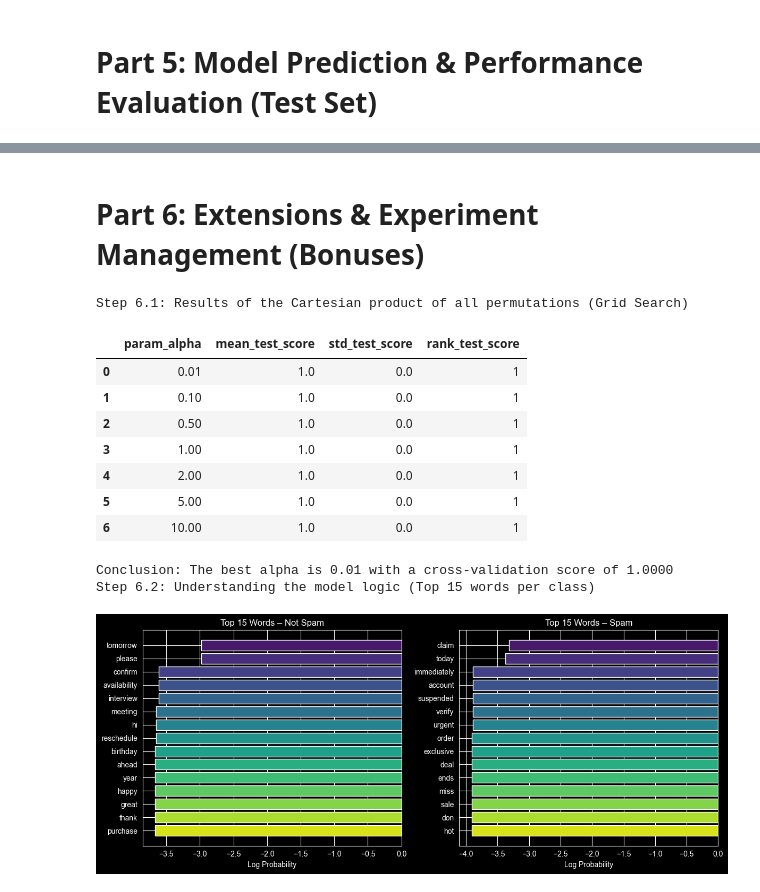
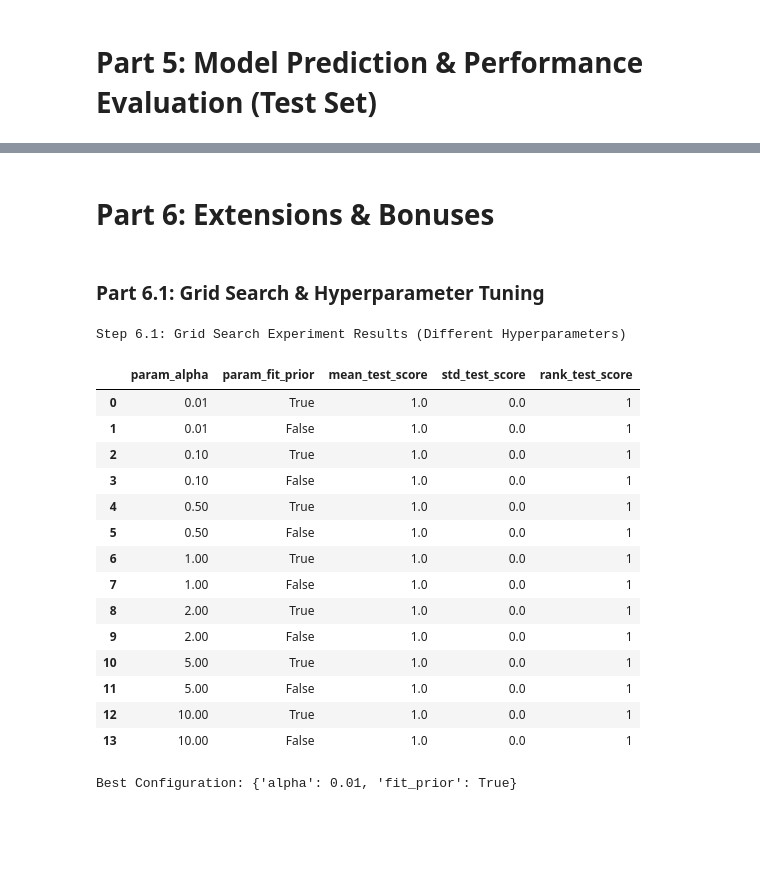
Before and after one commit to Machine-Learning-Assignment-Team/sms-classification-model, a Jupyter notebook: notebooks/spam_classifier.ipynb, the cells around one changed output, grey strips where cells are left out. Saved outputs shown, nothing was run; the diff lists cells and outputs as text; code cells hidden in the pictures; blank space fills up the shorter version.

Commit message:
Add 'fit_prior' parameter to Grid Search for model optimization

```diff
--- a/notebooks/spam_classifier.ipynb
+++ b/notebooks/spam_classifier.ipynb
@@ -206,39 +239,34 @@ Final F1-Score for SPAM class: 1.0000
 # %% [markdown]
-# Part 6: Extensions & Experiment Management (Bonuses)
+# Part 6: Extensions & Bonuses
+# %% [markdown]
+### Part 6.1: Grid Search & Hyperparameter Tuning
 # %%
-# Displaying the Grid Search results table
-print("Step 6.1: Results of the Cartesian product of all permutations (Grid Search)")
+print("Step 6.1: Grid Search Experiment Results (Different Hyperparameters)")
 
-# Converting the results into a DataFrame
+# Converting results to DataFrame
 results_df = pd.DataFrame(grid_search.cv_results_)
 
-# Selecting the most important columns to show the 'Science' behind the choices
-display_columns = ['param_alpha', 'mean_test_score', 'std_test_score', 'rank_test_score']
+# Selecting key columns to show the 'Science'
+display_columns = ['param_alpha', 'param_fit_prior', 'mean_test_score', 'std_test_score', 'rank_test_score']
 experiment_table = results_df[display_columns].sort_values(by='rank_test_score')
 
 display(experiment_table)
-
-print(f"\nConclusion: The best alpha is {grid_search.best_params_['alpha']} "
-      f"with a cross-validation score of {grid_search.best_score_:.4f}")
-
-# We already have this visualization from our eval_plots module
-print("Step 6.2: Understanding the model logic (Top 15 words per class)")
-
-# This plot was generated during Step 4/5, but we showcase it here for the bonus
-# If you haven't displayed it yet, you can call it here:
-from src.eval_plots import plot_top_features
-fig_feat = plot_top_features(best_model, vectorizer)
-plt.show()
+print(f"Best Configuration: {grid_search.best_params_}")
 # %% [output]
-Step 6.1: Results of the Cartesian product of all permutations (Grid Search)
+Step 6.1: Grid Search Experiment Results (Different Hyperparameters)
-|  | param_alpha | mean_test_score | std_test_score | rank_test_score |
-| 0 | 0.01 | 1.0 | 0.0 | 1 |
-| 1 | 0.10 | 1.0 | 0.0 | 1 |
-| 2 | 0.50 | 1.0 | 0.0 | 1 |
-| 3 | 1.00 | 1.0 | 0.0 | 1 |
-| 4 | 2.00 | 1.0 | 0.0 | 1 |
-| 5 | 5.00 | 1.0 | 0.0 | 1 |
-| 6 | 10.00 | 1.0 | 0.0 | 1 |
+|  | param_alpha | param_fit_prior | mean_test_score | std_test_score | rank_test_score |
+| 0 | 0.01 | True | 1.0 | 0.0 | 1 |
+| 1 | 0.01 | False | 1.0 | 0.0 | 1 |
+| 2 | 0.10 | True | 1.0 | 0.0 | 1 |
+| 3 | 0.10 | False | 1.0 | 0.0 | 1 |
+| 4 | 0.50 | True | 1.0 | 0.0 | 1 |
+| 5 | 0.50 | False | 1.0 | 0.0 | 1 |
+| 6 | 1.00 | True | 1.0 | 0.0 | 1 |
+| 7 | 1.00 | False | 1.0 | 0.0 | 1 |
+| 8 | 2.00 | True | 1.0 | 0.0 | 1 |
+| 9 | 2.00 | False | 1.0 | 0.0 | 1 |
+| 10 | 5.00 | True | 1.0 | 0.0 | 1 |
+| 11 | 5.00 | False | 1.0 | 0.0 | 1 |
+| 12 | 10.00 | True | 1.0 | 0.0 | 1 |
+| 13 | 10.00 | False | 1.0 | 0.0 | 1 |
-Conclusion: The best alpha is 0.01 with a cross-validation score of 1.0000
-Step 6.2: Understanding the model logic (Top 15 words per class)
+Best Configuration: {'alpha': 0.01, 'fit_prior': True}
-[figure, removed]
```
Also changed, not shown: parts of 14 cells of this notebook, 1 other file.
